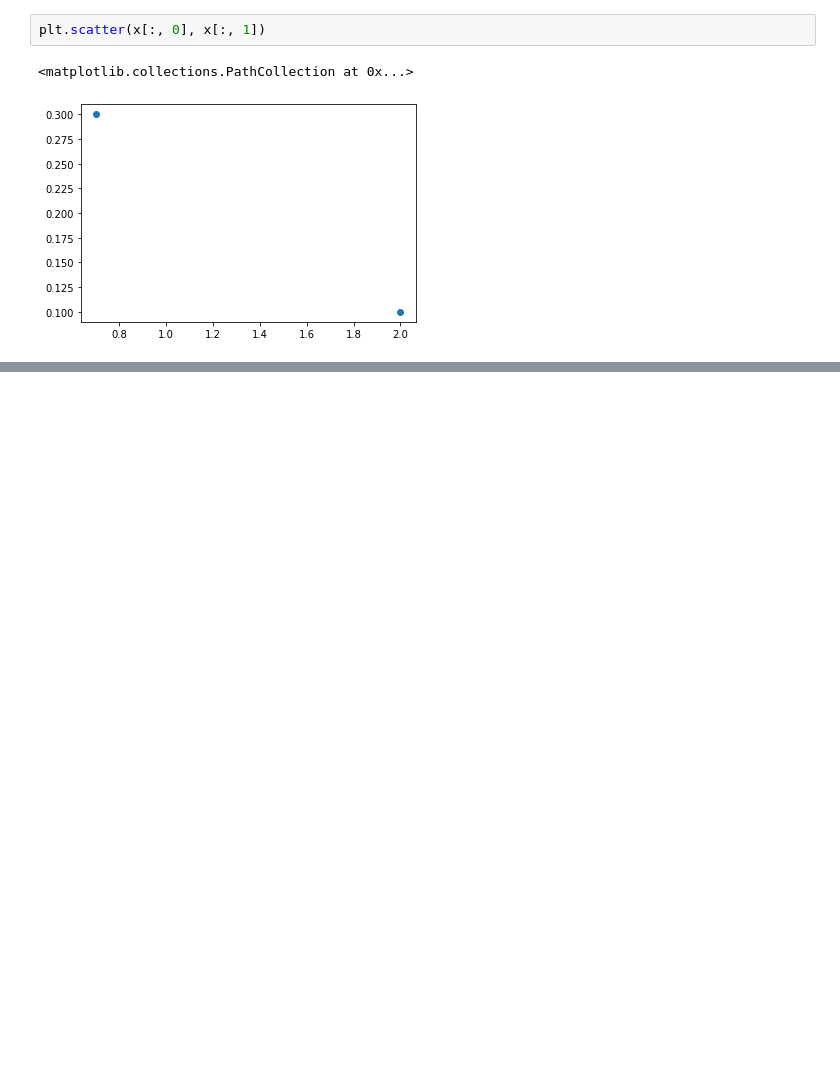
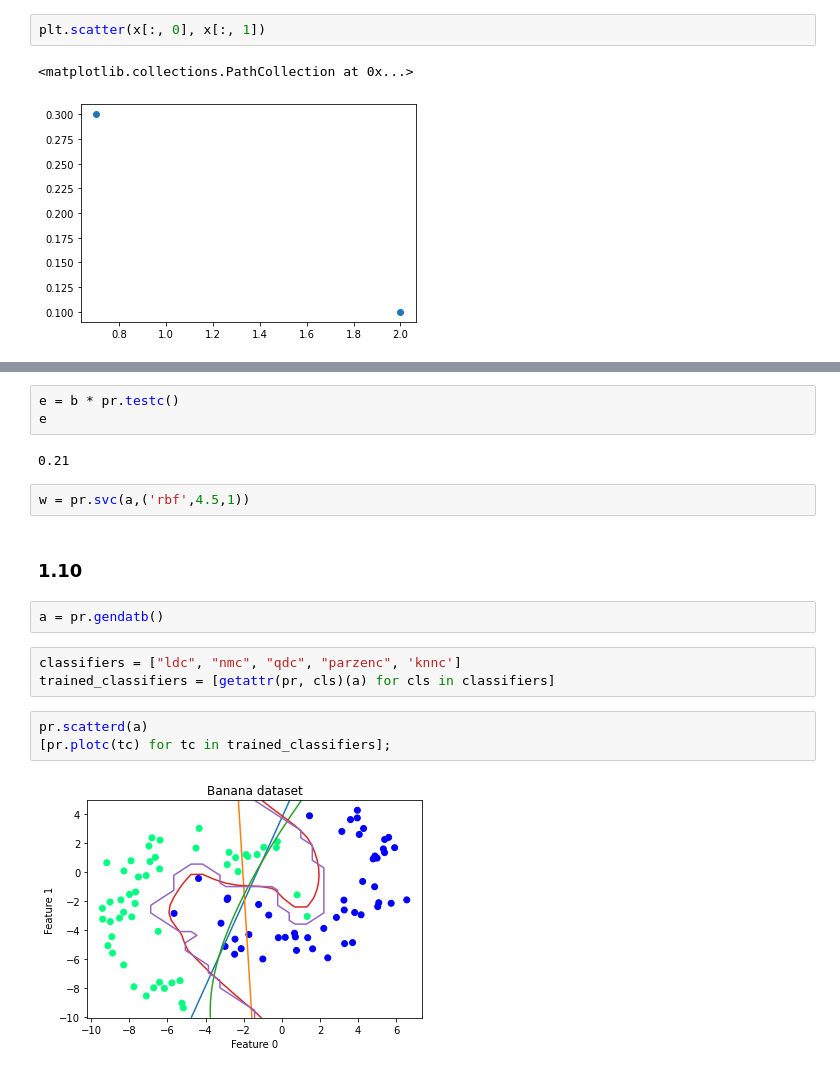
Before and after one commit to ojss/ml1-cs4220, a Jupyter notebook: basics_prtools/prtools.ipynb, the cells around one changed output, grey strips where cells are left out. Drawn from its saved outputs; the diff is of its cells as text; blank space fills up the shorter version.

```diff
--- a/basics_prtools/prtools.ipynb
+++ b/basics_prtools/prtools.ipynb
@@ -30,0 +107,19 @@ plt.scatter(x[:, 0], x[:, 1])
+# %%
+e = b * pr.testc()
+e
+# %% [output]
+0.21
+# %%
+w = pr.svc(a,('rbf',4.5,1))
+# %% [markdown]
+### 1.10
+# %%
+a = pr.gendatb()
+# %%
+classifiers = ["ldc", "nmc", "qdc", "parzenc", 'knnc']
+trained_classifiers = [getattr(pr, cls)(a) for cls in classifiers]
+# %%
+pr.scatterd(a)
+[pr.plotc(tc) for tc in trained_classifiers];
+# %% [output]
+[figure, added]
```
Also changed, not shown: parts of 71 cells of this notebook.
